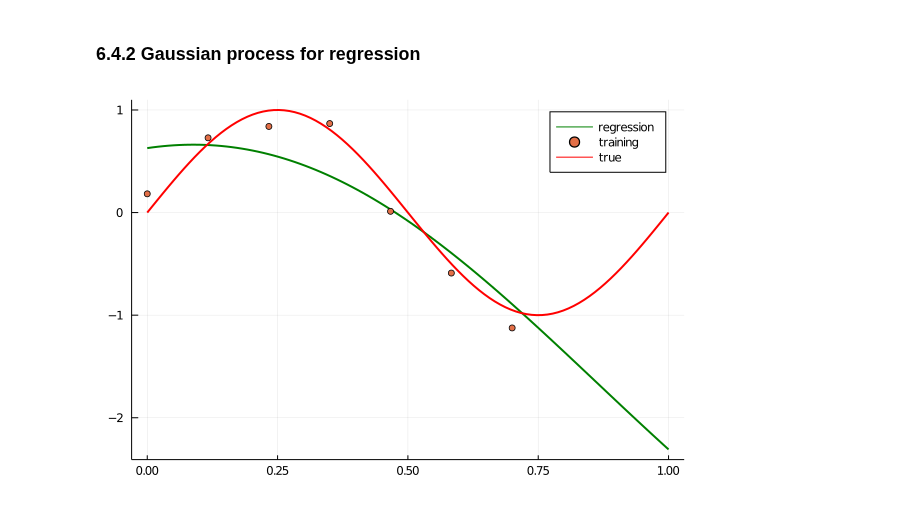
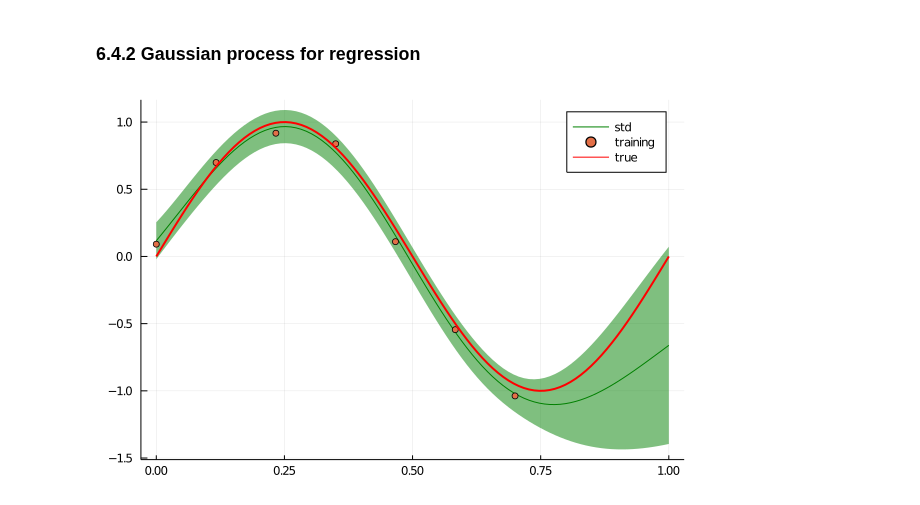
Before and after one commit to soblin/prml-julia, a Jupyter notebook: notebook/ch6.ipynb, the cells around one changed output. Cells and saved outputs as stored; diff of their text form; code cells hidden in the pictures.

```diff
--- a/notebook/ch6.ipynb
+++ b/notebook/ch6.ipynb
@@ -45,16 +45,17 @@ plot!(x[1, :], sin.(2 * pi .* x[1, :]), lw=2, color="red", label="true")
 # %% [markdown]
 ### 6.4.2 Gaussian process for regression
 # %%
-x_train, y_train = create_toy_data(sinusoidal, 7, 0.2, [0.0, 0.7]);
+x_train, y_train = create_toy_data(sinusoidal, 7, 0.1, [0.0, 0.7]);
 x_train = reshape(x_train, 1, size(x_train)[1])
-model = GaussianProcessRegressor(RBFKernel([1.0, 1.0]), 100);
+model = GaussianProcessRegressor(RBFKernel([1.0, 15.0]), 100);
 fitting(model, x_train, y_train)
 
 x = reshape(collect(range(0.0, 1.0, length=100)), 1, 100);
 y, y_sigmas = predict(model, x, true)
 
-plot(x[1, :], y[1, :], lw=2, color="green", label="regression")
+y_std = sqrt.(reshape(y_sigmas, length(y_sigmas)))
+plot(x[1, :], y[1, :], ribbon=(y_std, y_std), color="green", label="std")
 plot!(x_train[1, :], y_train, seriestype="scatter", label="training")
 plot!(x[1, :], sin.(2 * pi .* x[1, :]), lw=2, color="red", label="true")
 # %% [output]
-[figure, old version]
+[figure, new version]
```
Also changed, not shown: parts of 2 cells of this notebook, 2 other files.
